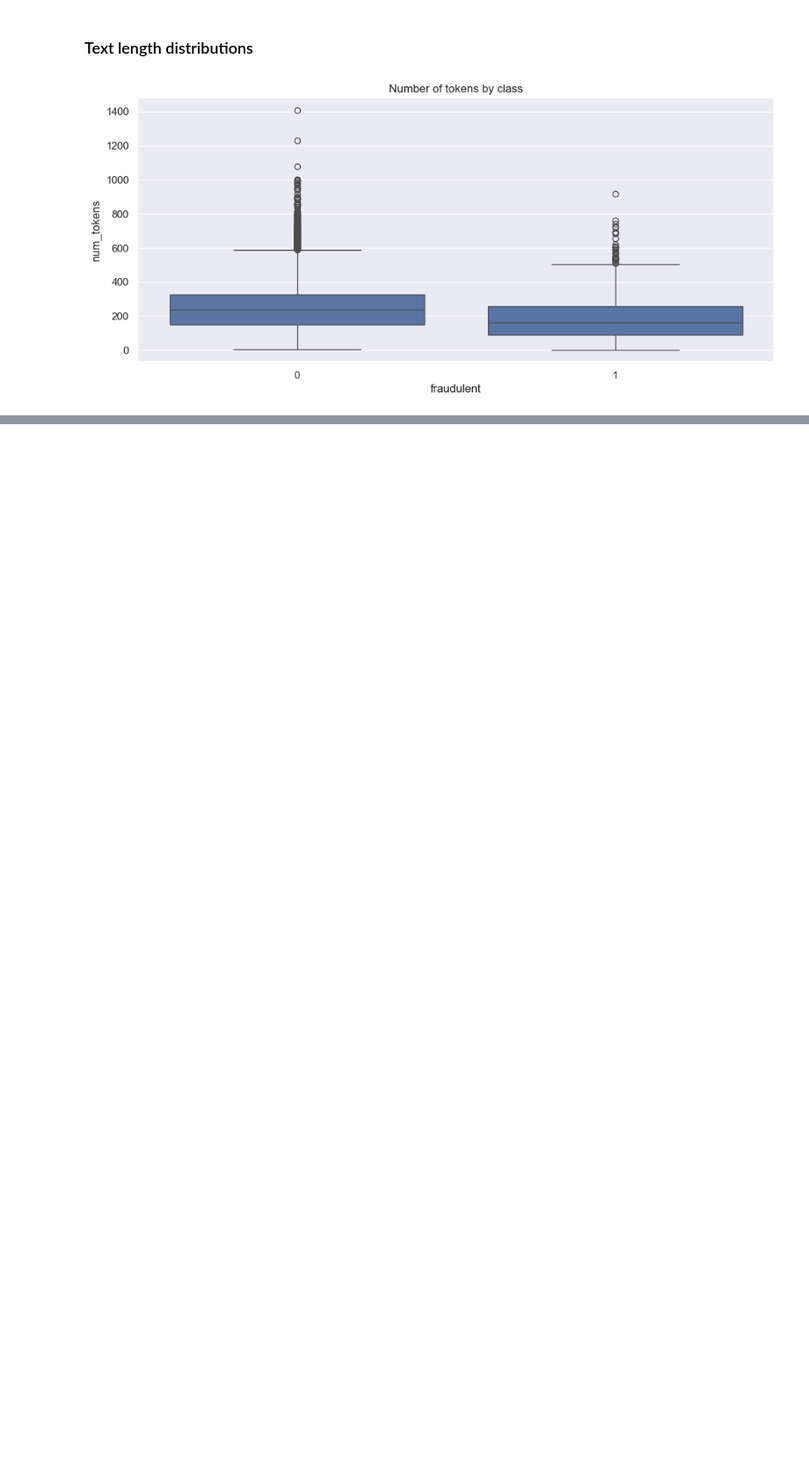
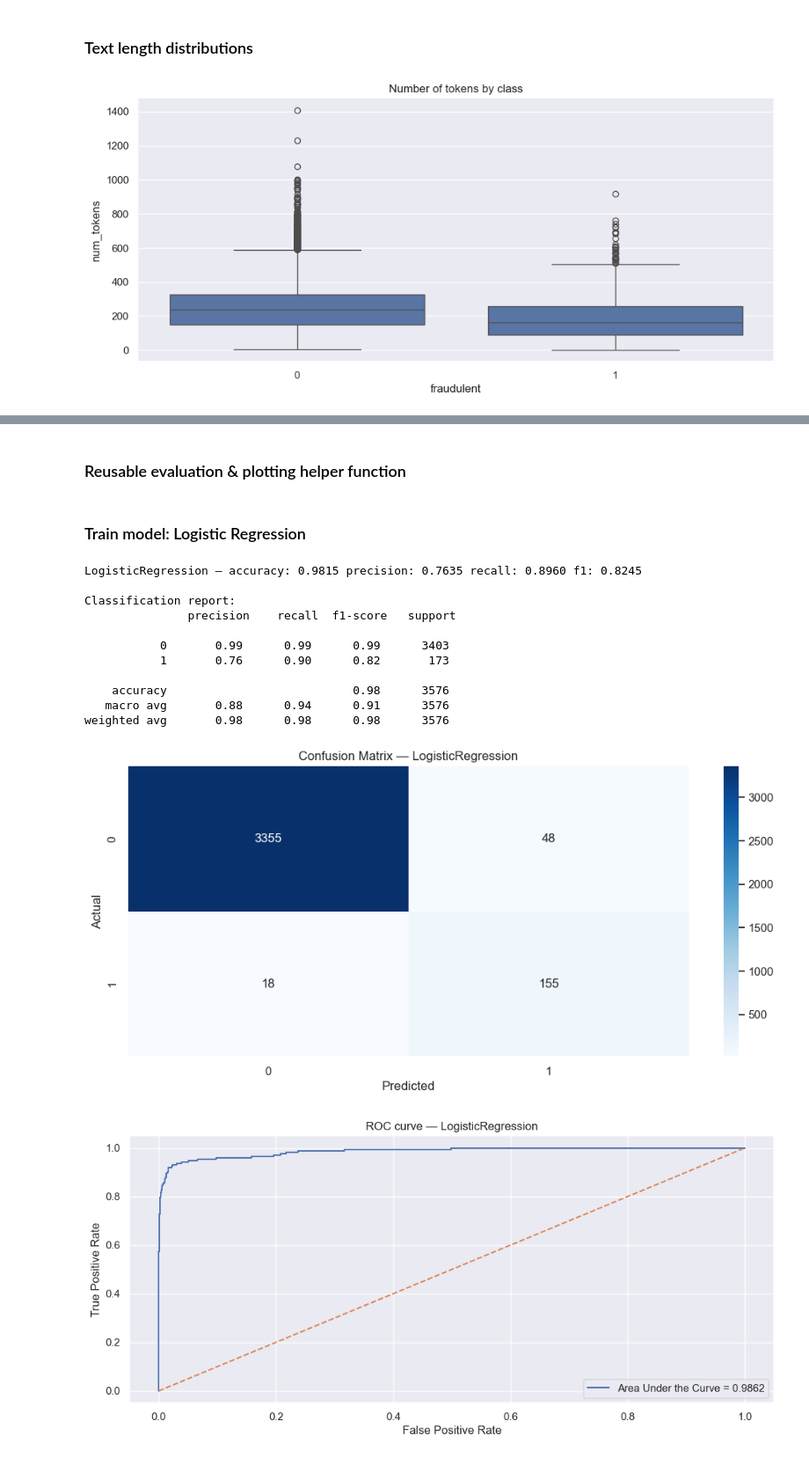
Before and after one commit to VijayRakkaiah/Fake_Job_Postings_Detector, a Jupyter notebook: Fake_Job_Postings_Detector.ipynb, the cells around one changed output, grey strips where cells are left out. Shown at 88% size. Saved outputs shown, nothing was run; the diff lists cells and outputs as text; code cells hidden in the pictures; blank space fills up the shorter version.

```diff
--- a/Fake_Job_Postings_Detector.ipynb
+++ b/Fake_Job_Postings_Detector.ipynb
@@ -345,0 +359,5 @@ plt.show()
+# %%
+# TF-IDF vectorizer
+tfidf = TfidfVectorizer(max_features=20000, ngram_range=(1,2), min_df=5)
+X_tfidf = tfidf.fit_transform(df['text_clean'].astype(str))
+print('TF-IDF matrix shape:', X_tfidf.shape)
@@ -345,0 +368,11 @@ plt.show()
+# %%
+# Label column
+y = df['fraudulent'].values
+
+# Stratified split
+X_train, X_test, y_train, y_test = train_test_split(X_tfidf, y, test_size=0.2, random_state=42, stratify=y)
+
+print('Train shape:', X_train.shape,'&', 'Test shape:', X_test.shape)
+print()
+print('Train class distribution:', np.bincount(y_train))
+print('Test class distribution:', np.bincount(y_test))
@@ -345,0 +384,2 @@ plt.show()
+# %% [markdown]
+### Reusable evaluation & plotting helper function
@@ -345,0 +431,22 @@ plt.show()
+# %% [markdown]
+### Train model: Logistic Regression
+# %%
+lr = LogisticRegression(solver='liblinear', class_weight='balanced', random_state=42, max_iter=200)
+lr.fit(X_train, y_train)
+
+# Evaluate
+evaluate_model(lr, X_test, y_test, model_name='LogisticRegression')
+# %% [output]
+LogisticRegression — accuracy: 0.9815 precision: 0.7635 recall: 0.8960 f1: 0.8245
+
+Classification report:
+               precision    recall  f1-score   support
+
+           0       0.99      0.99      0.99      3403
+           1       0.76      0.90      0.82       173
+
+    accuracy                           0.98      3576
+   macro avg       0.88      0.94      0.91      3576
+weighted avg       0.98      0.98      0.98      3576
+[figure, added]
+[figure, added]
```
Also changed, not shown: parts of 24 cells of this notebook, 7 other files.
